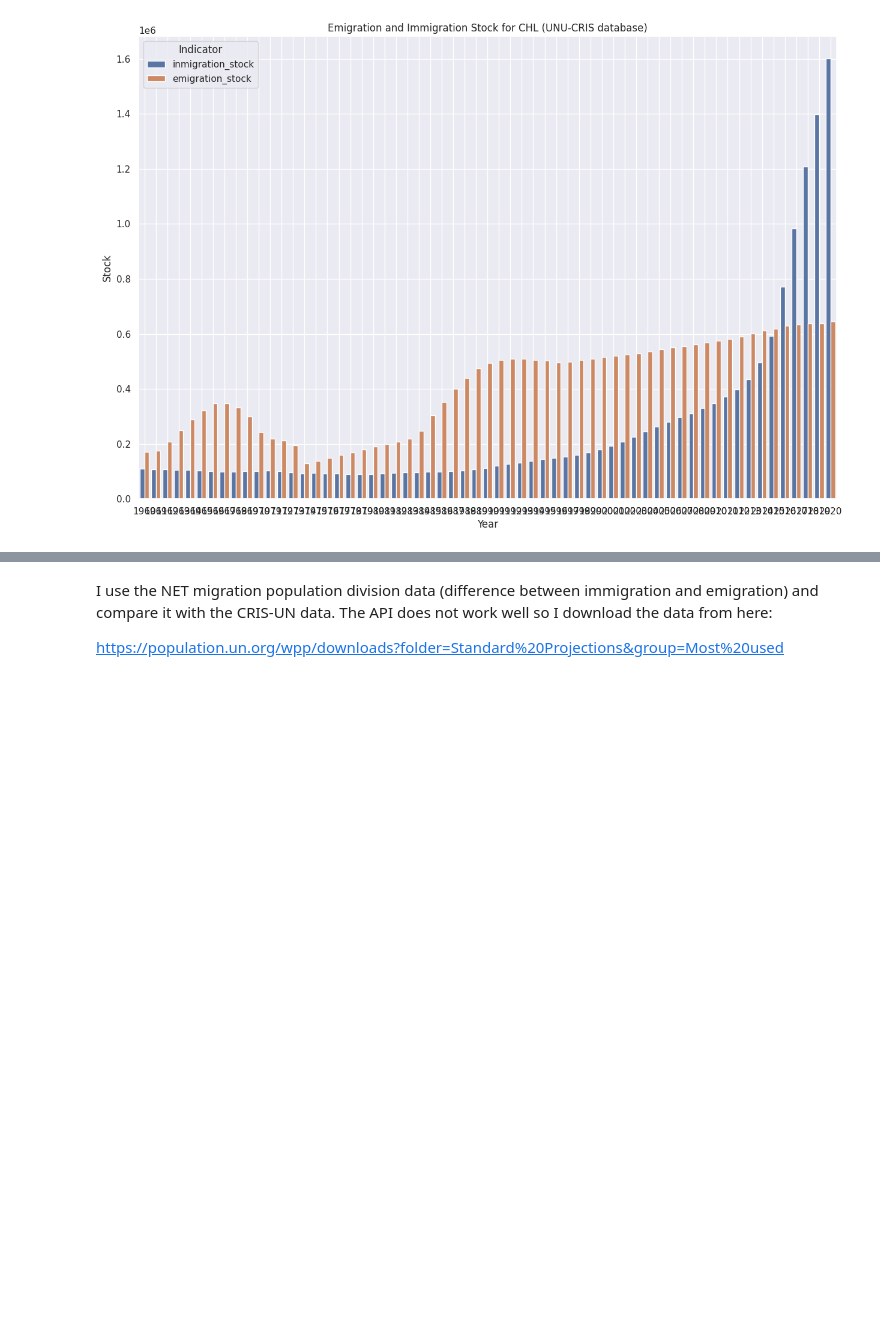
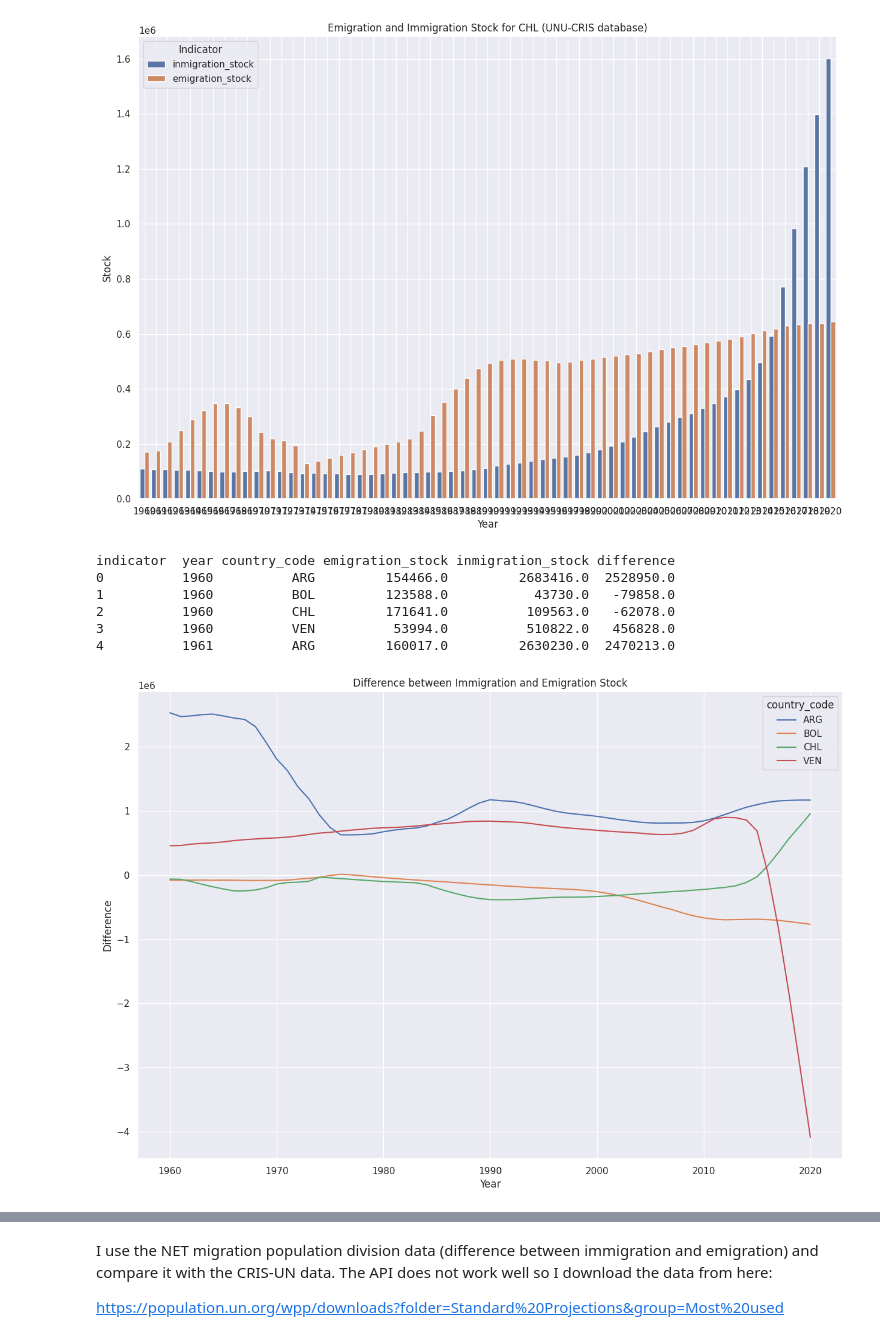
Before and after one commit to natdebandi/migmobs_exploratory, a Jupyter notebook: dataset_construction_v3.ipynb, the cells around one changed output, grey strips where cells are left out. Saved outputs shown, nothing was run; the diff lists cells and outputs as text; code cells hidden in the pictures; blank space fills up the shorter version.

```diff
--- a/dataset_construction_v3.ipynb
+++ b/dataset_construction_v3.ipynb
@@ -818,3 +824,27 @@ plt.grid(True)
 plt.show()
 # %% [output]
 [figure]
+# %%
+# prompt: calcular la diferencia entre inmigration_stock y emigration_stock (value) de db_indicator por year y country_code
+
+# Calculate the difference between 'inmigration_stock' and 'emigration_stock'
+difference_df = db_indicators[db_indicators['indicator'].isin(['inmigration_stock', 'emigration_stock'])]
+difference_df = difference_df.pivot_table(index=['year', 'country_code'], columns='indicator', values='value').reset_index()
+difference_df['difference'] = difference_df['inmigration_stock'] - difference_df['emigration_stock']
+print(difference_df.head())
+
+# Plotting the difference
+plt.figure(figsize=(15, 10))
+sns.lineplot(x='year', y='difference', hue='country_code', data=difference_df)
+plt.title('Difference between Immigration and Emigration Stock')
+plt.xlabel('Year')
+plt.ylabel('Difference')
+plt.show()
+# %% [output]
+indicator  year country_code emigration_stock inmigration_stock difference
+0          1960          ARG         154466.0         2683416.0  2528950.0
+1          1960          BOL         123588.0           43730.0   -79858.0
+2          1960          CHL         171641.0          109563.0   -62078.0
+3          1960          VEN          53994.0          510822.0   456828.0
+4          1961          ARG         160017.0         2630230.0  2470213.0
+[figure, added]
```
Also changed, not shown: parts of 9 cells of this notebook.
